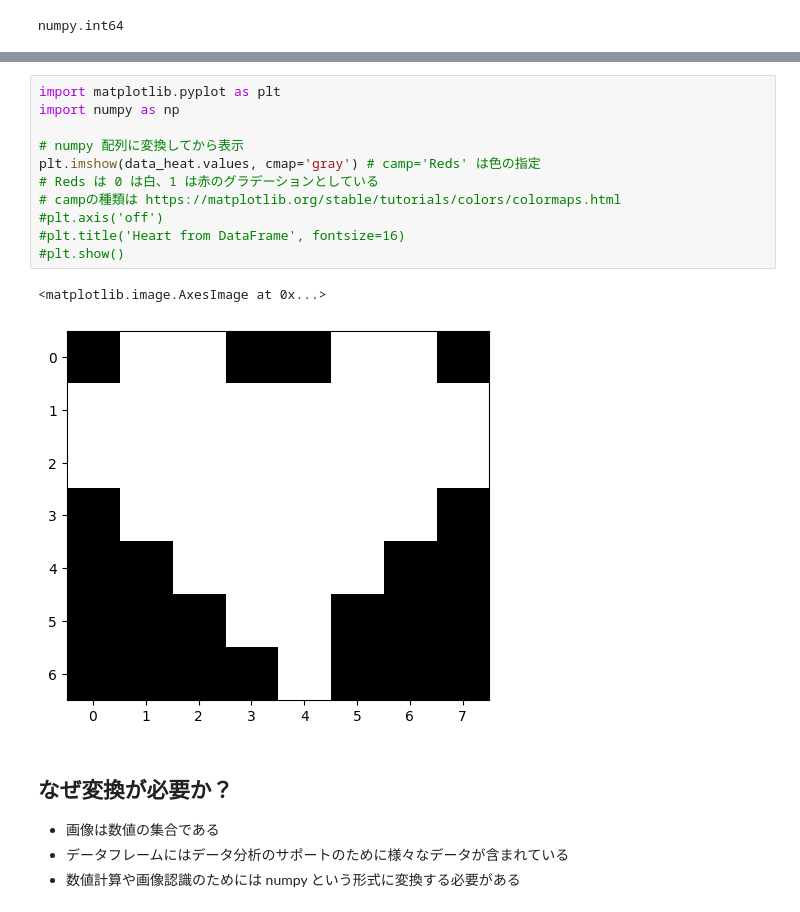
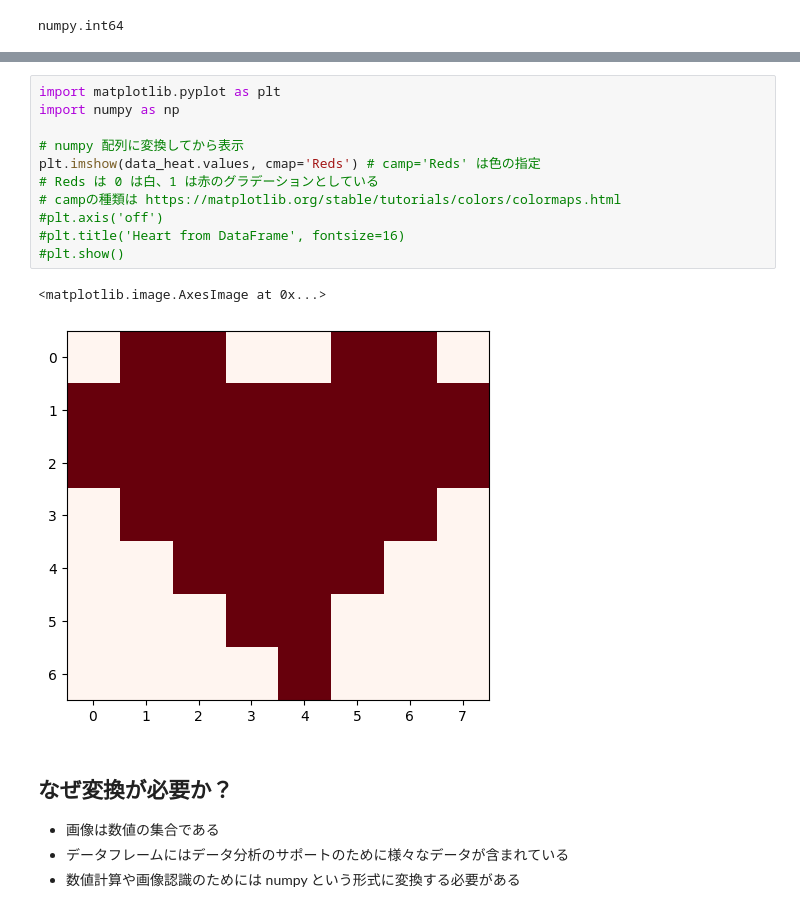
Before and after one commit to oyo-k/KGU-Python-Programming, a Jupyter notebook: src/day2.ipynb, the cells around one changed output, grey strips where cells are left out. Saved outputs shown, nothing was run; the diff lists cells and outputs as text.

```diff
--- a/src/day2.ipynb
+++ b/src/day2.ipynb
@@ -165,17 +198,17 @@ numpy.int64
 # %%
 import matplotlib.pyplot as plt
 import numpy as np
 
 # numpy 配列に変換してから表示
-plt.imshow(data_heat.values, cmap='gray') # camp='Reds' は色の指定
+plt.imshow(data_heat.values, cmap='Reds') # camp='Reds' は色の指定
 # Reds は 0 は白、1 は赤のグラデーションとしている
 # campの種類は https://matplotlib.org/stable/tutorials/colors/colormaps.html
 #plt.axis('off')
 #plt.title('Heart from DataFrame', fontsize=16)
 #plt.show()
 # %% [output]
 <matplotlib.image.AxesImage at 0x...>
-[figure, old version]
+[figure, new version]
 # %% [markdown]
 ## なぜ変換が必要か？
 - 画像は数値の集合である
```
Also changed, not shown: parts of 4 cells of this notebook, 1 other file.
